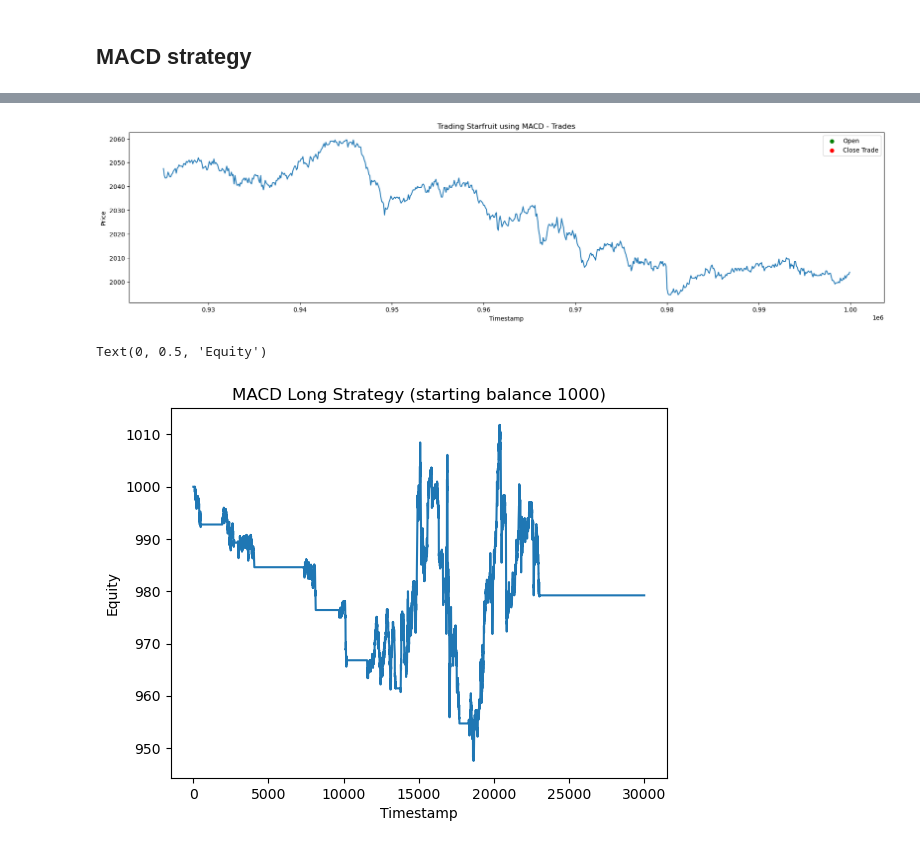
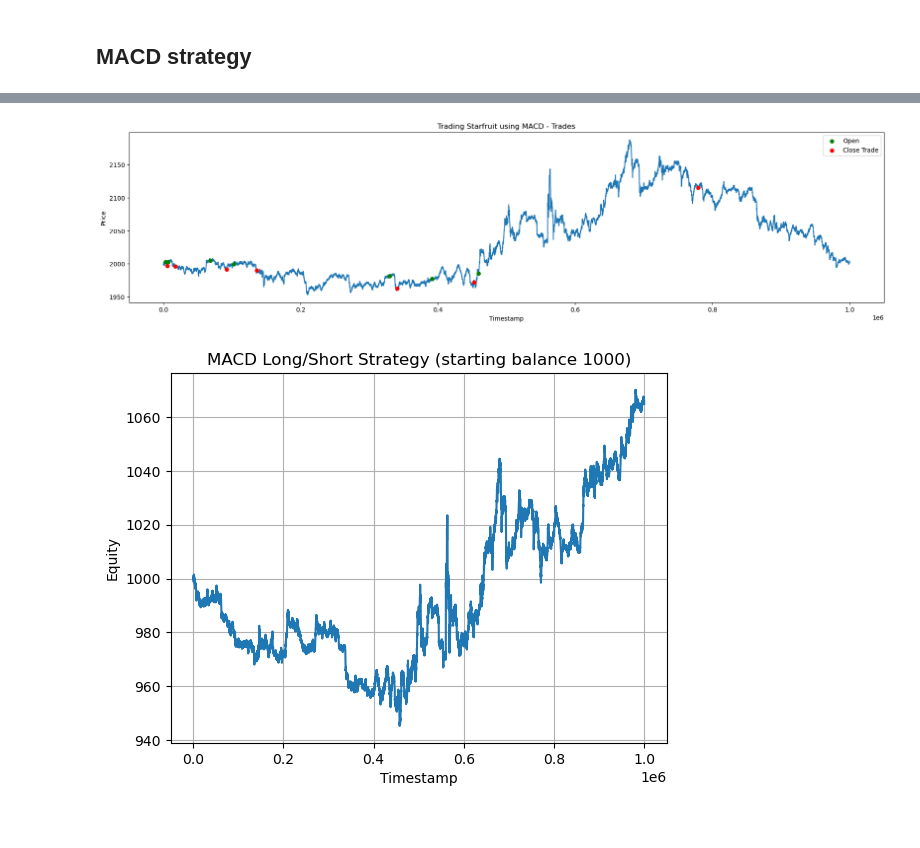
Before and after one commit to tommasomarrucci/IMC----Prosperity, a Jupyter notebook: TomTom.ipynb, the cells around one changed output, grey strips where cells are left out. Drawn from its saved outputs; the diff is of its cells as text; code cells hidden in the pictures.

```diff
--- a/TomTom.ipynb
+++ b/TomTom.ipynb
@@ -75,13 +110,0 @@ def plot_MACD(prices: pd.DataFrame, macd, signal, ema_short, ema_long):
-# %%
-prices.sort_values(["product", "timestamp"], inplace=True)
-SQUID_INK = prices[prices["product"] == "SQUID_INK"].sort_values("timestamp")
-
-SHORT_WINDOW = 100
-LONG_WINDOW = 1000
-SMOOTHING_WINDOW = 100
-
-macd, signal, ema_short, ema_long = calculate_MACD(
-    SQUID_INK, "mid_price", SHORT_WINDOW, LONG_WINDOW, SMOOTHING_WINDOW, 50
-)
-
-plot_MACD(SQUID_INK, macd, signal, ema_short, ema_long)
@@ -90,6 +110,0 @@ plot_MACD(SQUID_INK, macd, signal, ema_short, ema_long)
-# %%
-SQUID_INK["long"] = ema_short > ema_long
-SQUID_INK["ret"] = SQUID_INK["mid_price"].pct_change()
-SQUID_INK["long_ret"] = np.where(SQUID_INK["long"].shift(1), SQUID_INK["ret"] + 1, 1)
-
-SQUID_INK.tail(10)
@@ -108,10 +110,0 @@ SQUID_INK.tail(10)
-# %%
-entry_points = SQUID_INK["long"] != SQUID_INK["long"].shift(1)
-SQUID_INK["is_entry_point"] = np.all(
-    [SQUID_INK["long"] == True, SQUID_INK["long"].shift(1) == False], axis=0
-)
-SQUID_INK["is_exit_point"] = np.all(
-    [SQUID_INK["long"] == False, SQUID_INK["long"].shift(1) == True], axis=0
-)
-
-SQUID_INK.tail(10)
@@ -156,16 +146,17 @@ def plot_trades(data: pd.DataFrame, from_timestamp: int):
     ax.set_ylabel("Price")
 
 
-plot_trades(SQUID_INK, 9.25e5)
+plot_trades(SQUID_INK, 0)
 # %% [output]
-[figure, old version]
+[figure, new version]
 # %%
-bal = 1000 * SQUID_INK["long_ret"].cumprod()
+equity_curve = 1000 * SQUID_INK["cum_strategy_ret"]
 
-plt.plot(bal)
-plt.title("MACD Long Strategy (starting balance 1000)")
+plt.plot(SQUID_INK["timestamp"], equity_curve)
+plt.title("MACD Long/Short Strategy (starting balance 1000)")
 plt.xlabel("Timestamp")
 plt.ylabel("Equity")
+plt.grid(True)
+plt.show()
 # %% [output]
-Text(0, 0.5, 'Equity')
-[figure, old version]
+[figure, new version]
```
Also changed, not shown: parts of 5 cells of this notebook, 7 other files.
